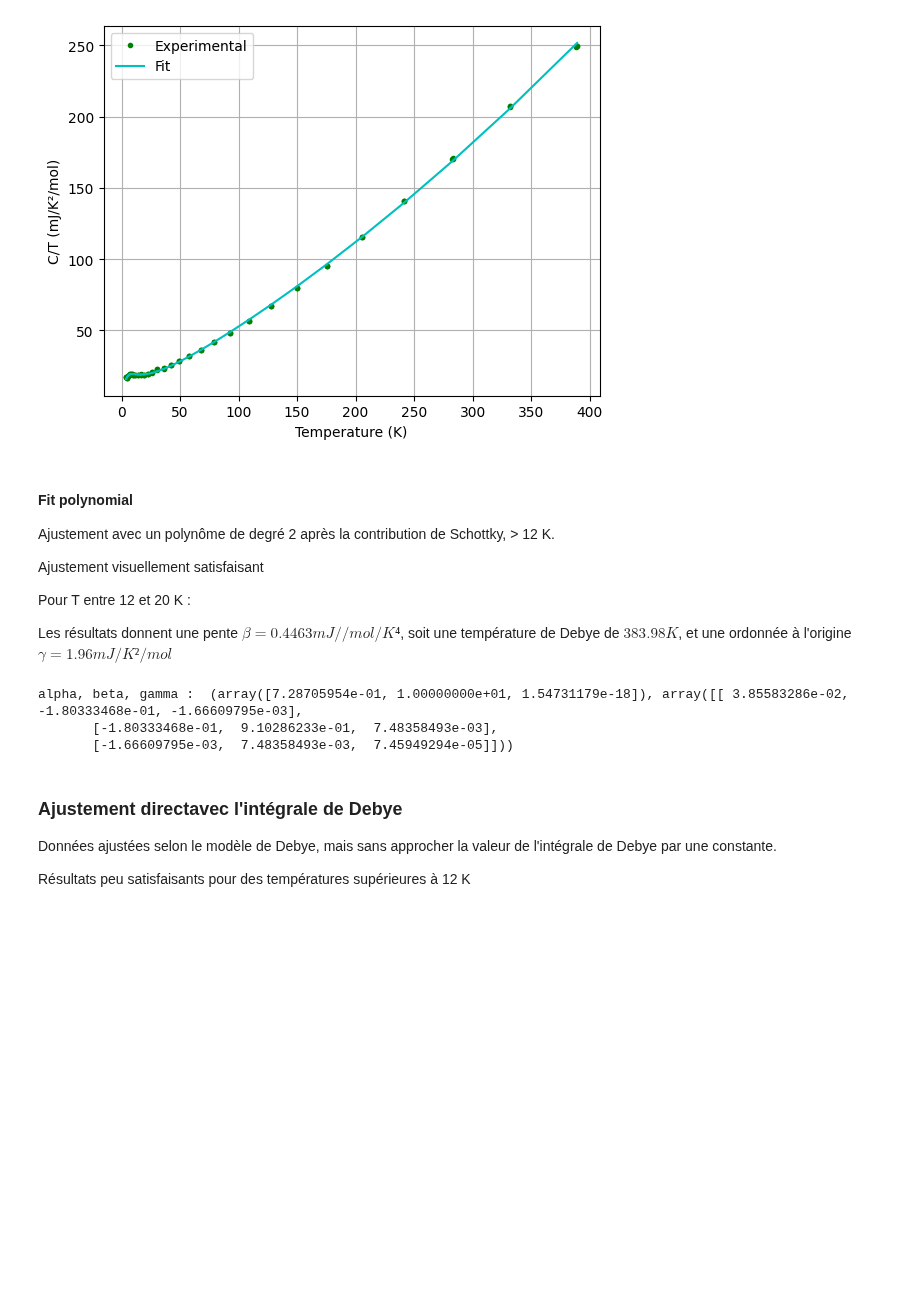
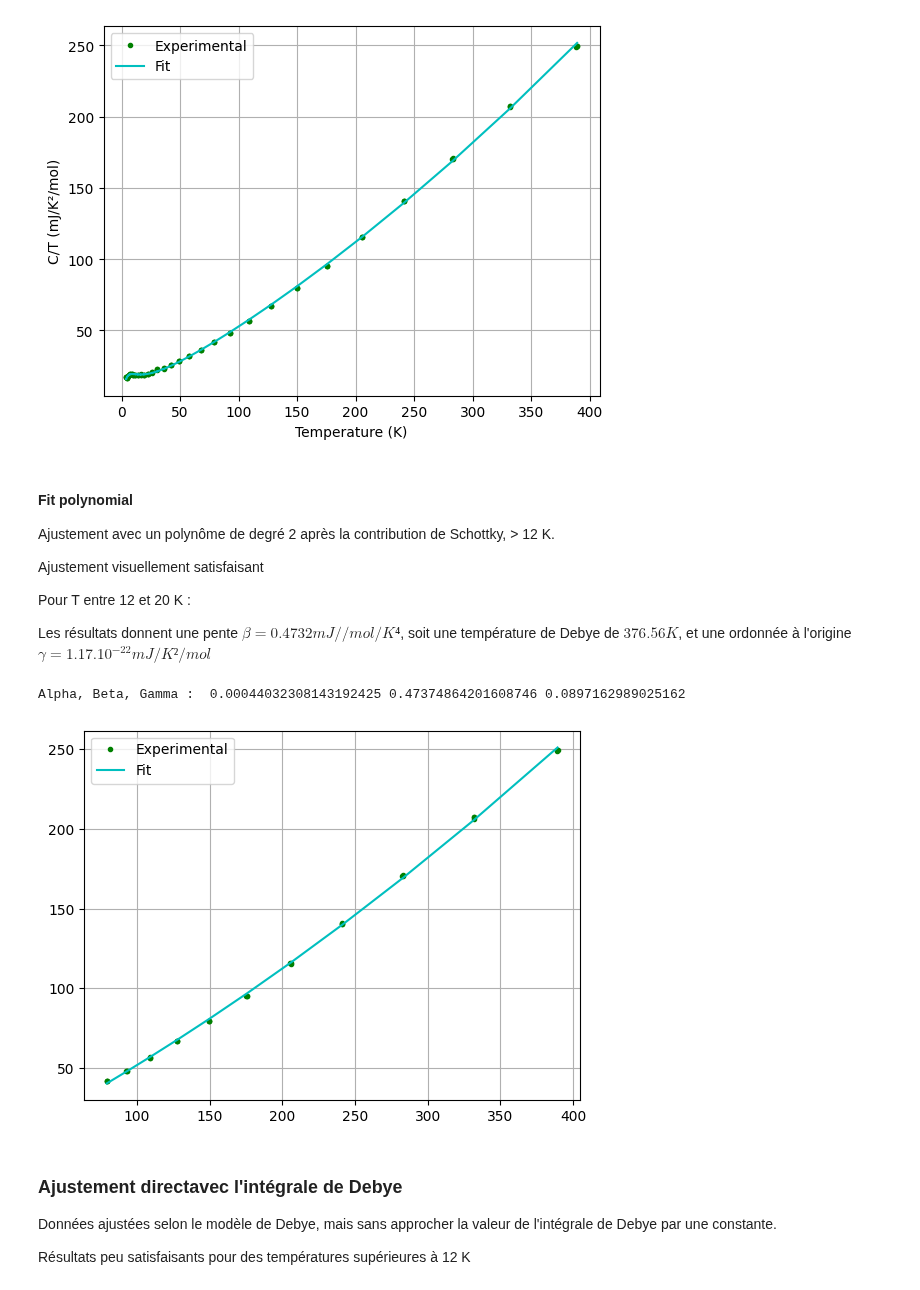
Before and after one commit to Gamal-on/YBCO, a Jupyter notebook: results_YBCO_optdoped.ipynb, the cells around one changed output. Cells and saved outputs as stored; diff of their text form; code cells hidden in the pictures; blank space fills up the shorter version.

```diff
--- a/results_YBCO_optdoped.ipynb
+++ b/results_YBCO_optdoped.ipynb
@@ -110,16 +110,15 @@ Ajustement visuellement satisfaisant
 
 Pour T entre 12 et 20 K :
 
-Les résultats donnent une pente $\beta = 0.4463 mJ//mol/K⁴$, soit une température de Debye de $383.98 K$, et une ordonnée à l'origine $\gamma = 1.96 mJ/K²/mol$
+Les résultats donnent une pente $\beta = 0.4732 mJ//mol/K⁴$, soit une température de Debye de $376.56 K$, et une ordonnée à l'origine $\gamma = 1.17.10^{-22}mJ/K²/mol$
 # %%
 # With  polyfit : deg=2, entre 0 et 20 K
 
-print("beta, gamma, alpha : ",
-      polynomial_optic_fit.nonlinear_fit_quadra(0, 400, cnt.squared_temperature_HPHT, cnt.hc_div_temp_HPHT, bounds=([0.2, 0, 0], [1, 10, 1])))
+polynomial_optic_fit.plot_fit_quadra(70, 400, cnt.squared_temperature_HPHT,
+                    cnt.hc_div_temp_HPHT, bounds=([0, 0.1, 0], [1, 1, 10]))
 # %% [output]
-alpha, beta, gamma :  (array([7.28705954e-01, 1.00000000e+01, 1.54731179e-18]), array([[ 3.85583286e-02, -1.80333468e-01, -1.66609795e-03],
-       [-1.80333468e-01,  9.10286233e-01,  7.48358493e-03],
-       [-1.66609795e-03,  7.48358493e-03,  7.45949294e-05]]))
+Alpha, Beta, Gamma :  0.00044032308143192425 0.47374864201608746 0.0897162989025162
+[figure, added]
 # %% [markdown]
 ### Ajustement directavec l'intégrale de Debye
 
```
Also changed, not shown: parts of 1 cell of this notebook, 1 other file.
